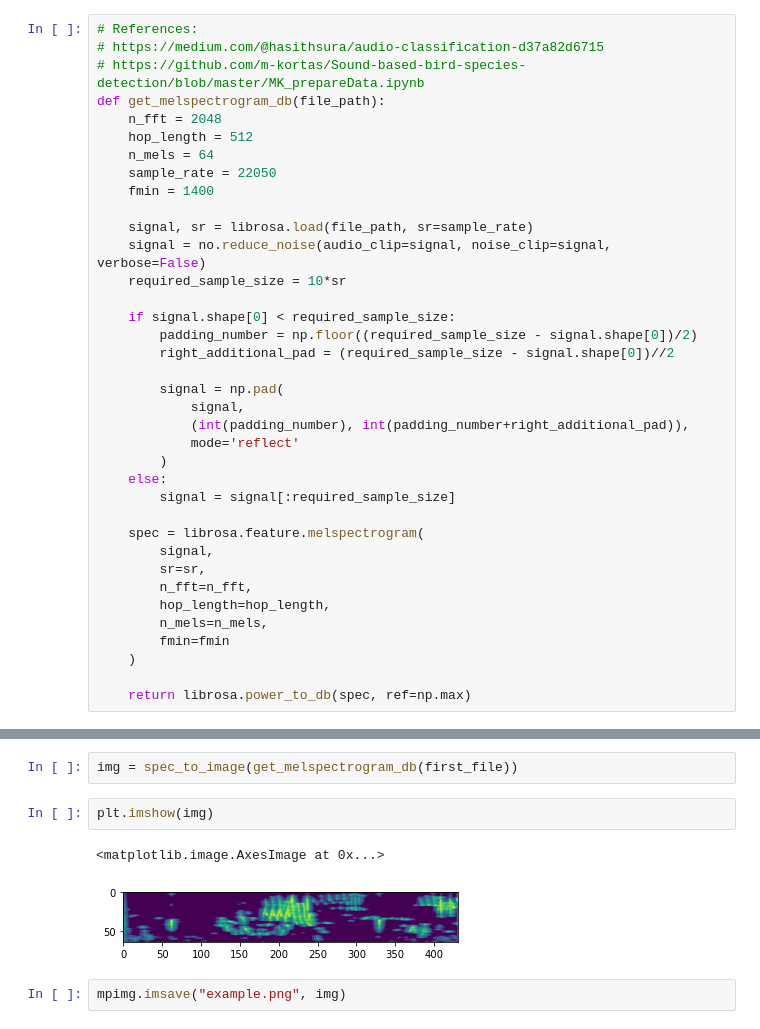
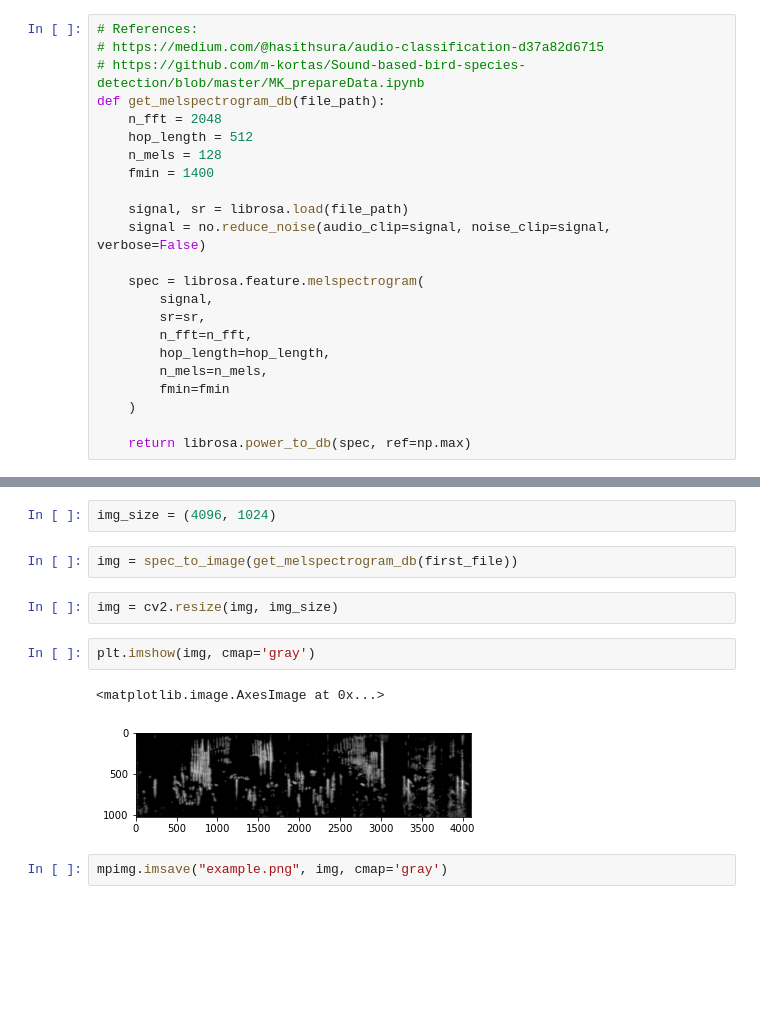
Before and after one commit to jackyho112/bird-call-identification, a Jupyter notebook: save_mel_images.ipynb, the cells around one changed output, grey strips where cells are left out. Cells and saved outputs as stored; diff of their text form; blank space fills up the shorter version.

Commit message:
Change mel image

```diff
--- a/save_mel_images.ipynb
+++ b/save_mel_images.ipynb
@@ -21,25 +23,11 @@ from pprint import pprint
 def get_melspectrogram_db(file_path):
     n_fft = 2048
     hop_length = 512
-    n_mels = 64
-    sample_rate = 22050
+    n_mels = 128
     fmin = 1400
 
-    signal, sr = librosa.load(file_path, sr=sample_rate)
+    signal, sr = librosa.load(file_path)
     signal = no.reduce_noise(audio_clip=signal, noise_clip=signal, verbose=False)
-    required_sample_size = 10*sr
-
-    if signal.shape[0] < required_sample_size:
-        padding_number = np.floor((required_sample_size - signal.shape[0])/2)
-        right_additional_pad = (required_sample_size - signal.shape[0])//2
-
-        signal = np.pad(
-            signal,
-            (int(padding_number), int(padding_number+right_additional_pad)),
-            mode='reflect'
-        )
-    else:
-        signal = signal[:required_sample_size]
 
     spec = librosa.feature.melspectrogram(
         signal,
@@ -67,15 +55,19 @@ def spec_to_image(spec, eps=1e-6):
     return spec_scaled
 # %%
 first_file = './data/train_audio/aldfly/XC134874.mp3'
+# %%
+img_size = (4096, 1024)
 # %%
 img = spec_to_image(get_melspectrogram_db(first_file))
+# %%
+img = cv2.resize(img, img_size)
 # %%
-plt.imshow(img)
+plt.imshow(img, cmap='gray')
 # %% [output]
 <matplotlib.image.AxesImage at 0x...>
-[figure, old version]
+[figure, new version]
 # %%
-mpimg.imsave("example.png", img)
+mpimg.imsave("example.png", img, cmap='gray')
 # %%
 working_dir = "./data/train_audio/"
 birds = []
```
Also changed, not shown: parts of 5 cells of this notebook, 3 other files.
